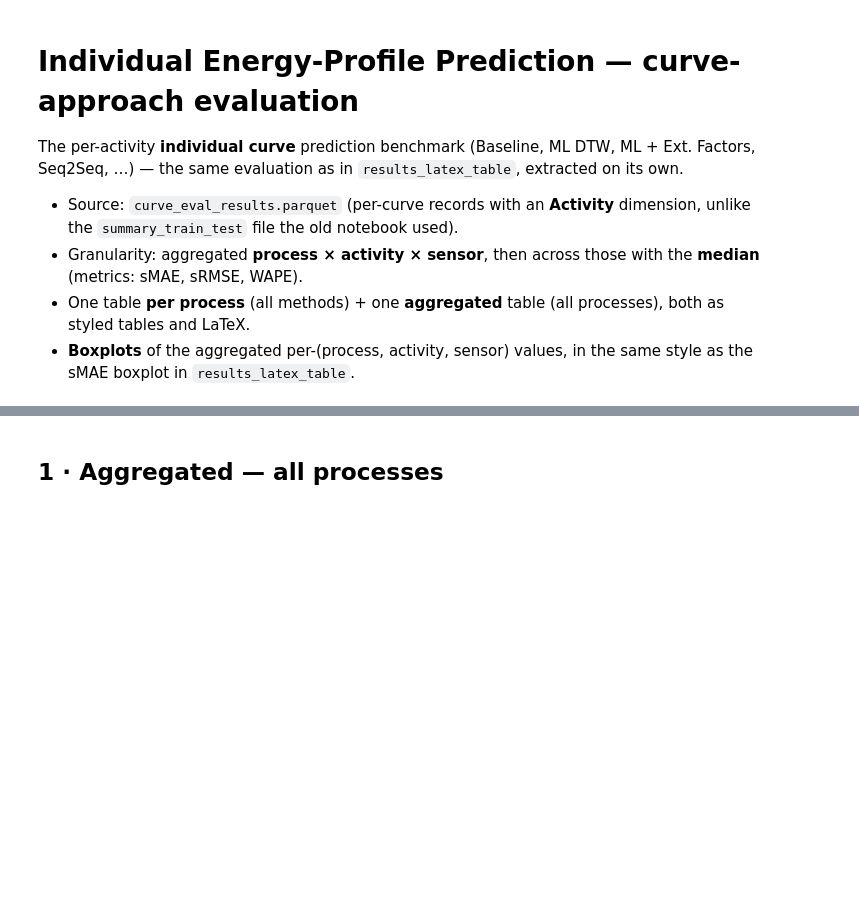
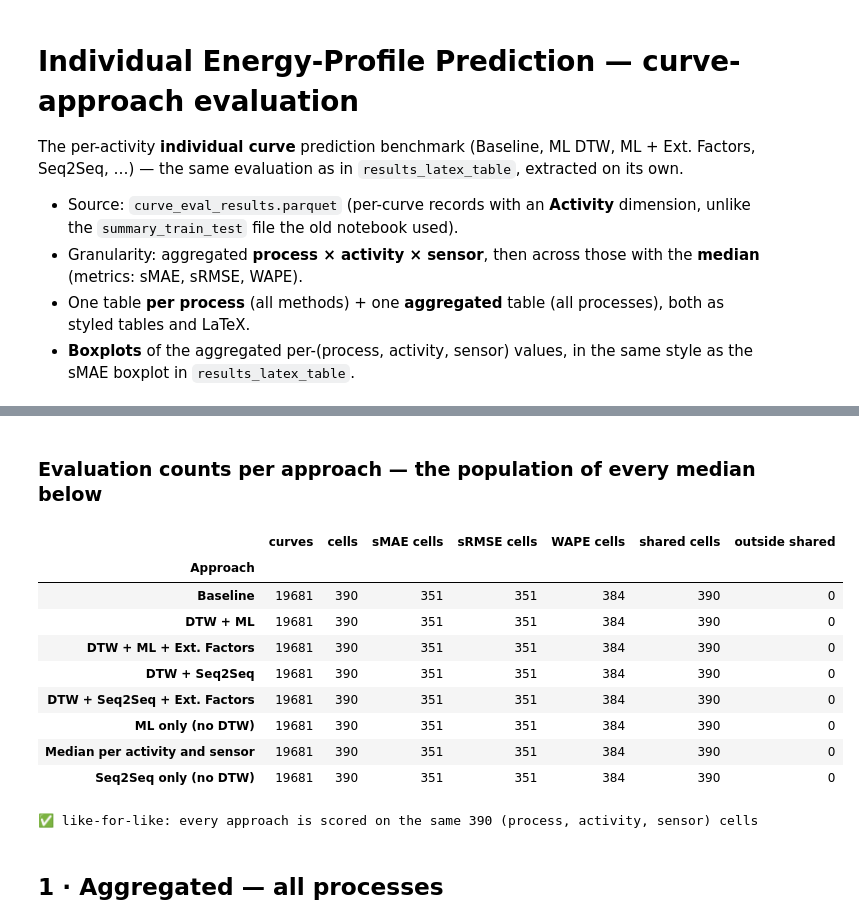
Before and after one commit to zapataunipaderborn/process_energy_demand_modelling, a Jupyter notebook: src/results_individual_profile.ipynb, the cells around one changed output, grey strips where cells are left out. Cells and saved outputs as stored; diff of their text form; code cells hidden in the pictures; blank space fills up the shorter version.

```diff
--- a/src/results_individual_profile.ipynb
+++ b/src/results_individual_profile.ipynb
@@ -184,3 +241,66 @@ def to_latex_paper(t, caption, label, note):
+# %%
+# ── Evaluations behind every number below ────────────────────────────────────
+# Two populations exist here and they are not the same size:
+#   curves -- the per-curve rows of curve_eval_results.parquet (stage-1 input)
+#   cells  -- the (process, activity, sensor) medians those curves collapse to.
+#             ONE CELL IS ONE UNIT of every median in the tables below and one
+#             point in every boxplot.
+# The tables only compare like with like if every approach owns the same cells,
+# so both counts — plus the non-NaN cells per metric, since a NaN shrinks the
+# population of that column alone — are reported before any result.
+_KEY = ['Process', 'Activity', 'Sensor']
+
+# Cell-by-cell overlap: equal counts are necessary but not sufficient — two
+# approaches can hold the same number of cells without holding the same ones,
+# so the shared set is intersected explicitly and reported as its own column.
+_sets   = {a: set(map(tuple, g[_KEY].drop_duplicates().to_numpy()))
+           for a, g in combo.groupby('Approach')}
+_common = set.intersection(*_sets.values()) if _sets else set()
+_extra  = {a: len(s - _common) for a, s in _sets.items()}
+
+eval_counts = pd.DataFrame({'curves': raw.groupby('Approach').size(),
+                            'cells':  combo.groupby('Approach').size()})
+for _m in METRICS:
+    eval_counts[f'{_m} cells'] = combo.groupby('Approach')[_m].count()
+eval_counts['shared cells']  = pd.Series({a: len(s & _common) for a, s in _sets.items()})
+eval_counts['outside shared'] = pd.Series(_extra)   # cells not every approach has
+eval_counts = eval_counts.fillna(0).astype(int).sort_index()
+
+display(Markdown('### Evaluation counts per approach — the population of every median below'))
+display(eval_counts)
+
+_DIAG   = ['shared cells', 'outside shared']      # diagnostics, not populations
+_uneven = [c for c in eval_counts.columns
+           if c not in _DIAG and eval_counts[c].nunique() > 1]
+
+if _uneven or any(_extra.values()):
+    print('⚠️ approaches are NOT scored on the same population — the medians and '
+          'boxplots below are not like-for-like:')
+    for c in _uneven:
+        hi = eval_counts[c].max()
+        print(f'   {c}: max {hi}, others -> ' +
+              ', '.join(f'{a}={v}' for a, v in eval_counts[c].items() if v != hi))
+    print(f'   (process, activity, sensor) cells shared by every approach: {len(_common)}')
+    for a, n in _extra.items():
+        if n:
+            print(f'   {a}: {n} cells outside that shared set — they enter this '
+                  f'approach\'s median and no other')
+else:
+    print(f'✅ like-for-like: every approach is scored on the same {len(_common)} '
+          f'(process, activity, sensor) cells')
+# %% [output]
+### Evaluation counts per approach — the population of every median below
+|  | curves | cells | sMAE cells | sRMSE cells | WAPE cells | shared cells | outside shared |
+| Approach |  |  |  |  |  |  |  |
+| Baseline | 19681 | 390 | 351 | 351 | 384 | 390 | 0 |
+| DTW + ML | 19681 | 390 | 351 | 351 | 384 | 390 | 0 |
+| DTW + ML + Ext. Factors | 19681 | 390 | 351 | 351 | 384 | 390 | 0 |
+| DTW + Seq2Seq | 19681 | 390 | 351 | 351 | 384 | 390 | 0 |
+| DTW + Seq2Seq + Ext. Factors | 19681 | 390 | 351 | 351 | 384 | 390 | 0 |
+| ML only (no DTW) | 19681 | 390 | 351 | 351 | 384 | 390 | 0 |
+| Median per activity and sensor | 19681 | 390 | 351 | 351 | 384 | 390 | 0 |
+| Seq2Seq only (no DTW) | 19681 | 390 | 351 | 351 | 384 | 390 | 0 |
+✅ like-for-like: every approach is scored on the same 390 (process, activity, sensor) cells
 # %% [markdown]
 ## 1 · Aggregated — all processes
 # %%
```
Also changed, not shown: parts of 9 cells of this notebook, 6 other files.
